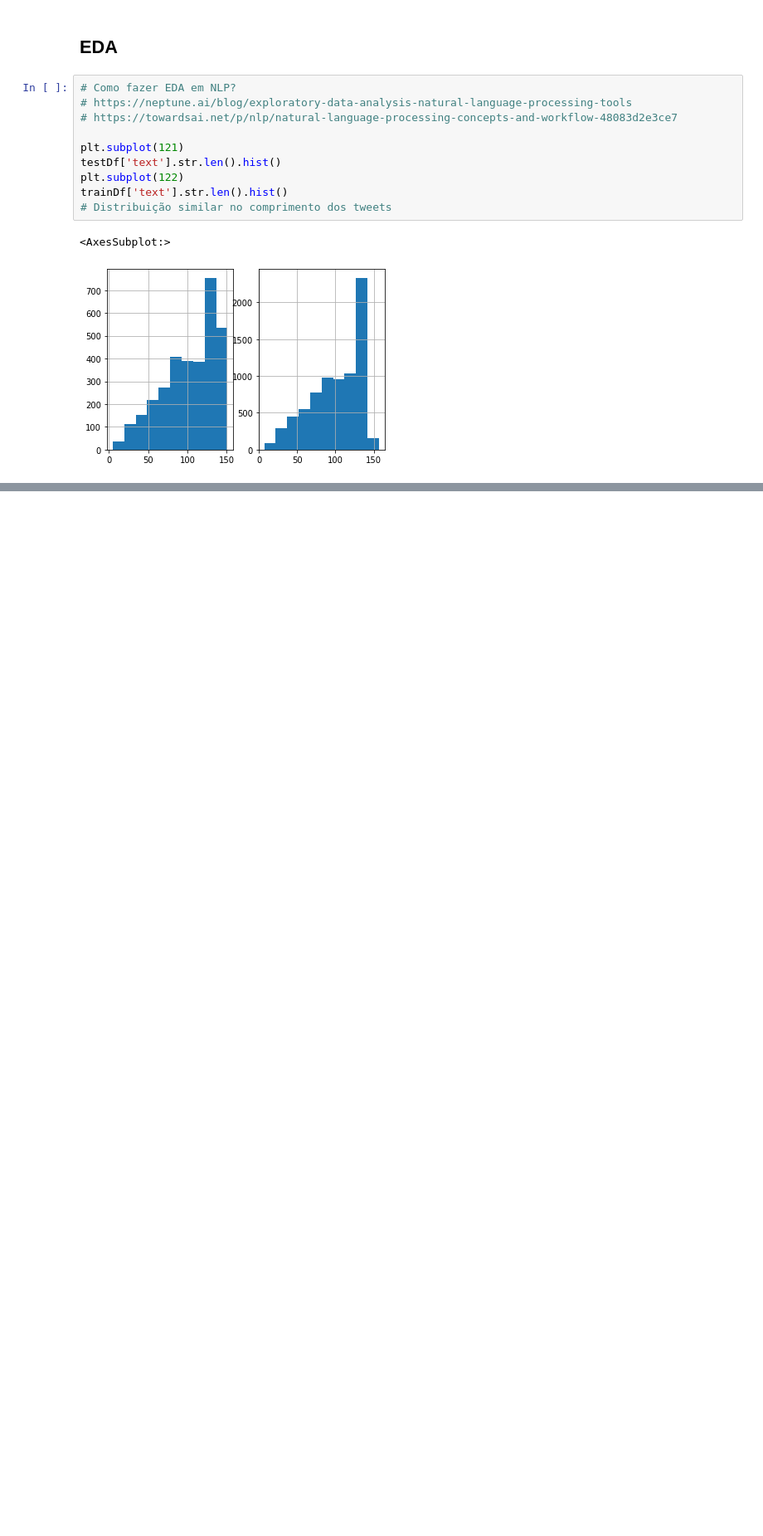
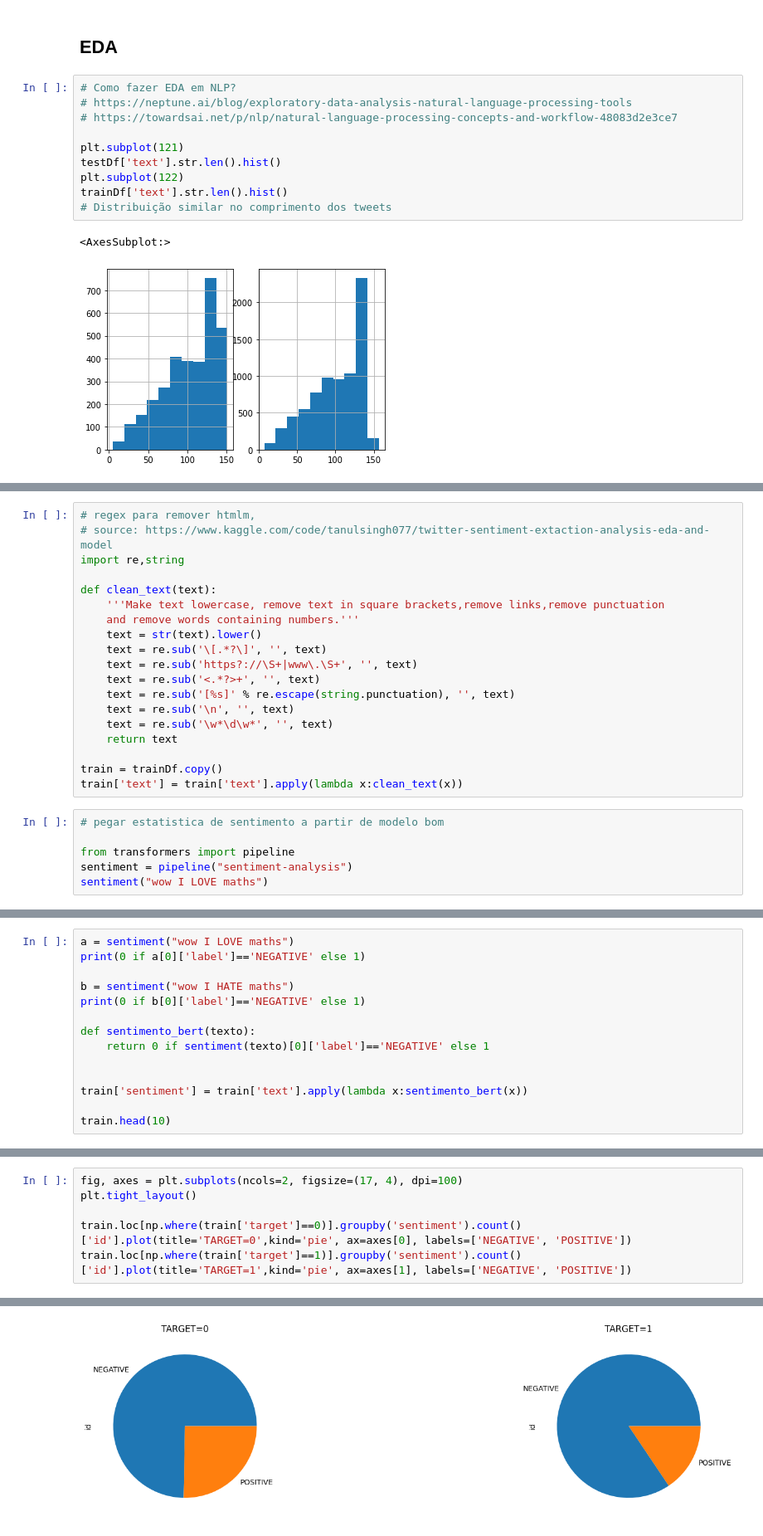
Before and after one commit to Alexandre-Caldeira/disaster-tweets-nlp, a Jupyter notebook: disastertweets-notebook2f42bd63a0.ipynb, the cells around one changed output, grey strips where cells are left out. Shown at 83% size. Cells and saved outputs as stored; diff of their text form; blank space fills up the shorter version.

Commit message:
Kaggle Notebook | disasterTweets-notebook2f42bd63a0 | Version 3

```diff
--- a/disastertweets-notebook2f42bd63a0.ipynb
+++ b/disastertweets-notebook2f42bd63a0.ipynb
@@ -364,0 +116,25 @@ pd.DataFrame(matrix2[0:10], columns=columns2)
+# %%
+# regex para remover htmlm,
+# source: https://www.kaggle.com/code/tanulsingh077/twitter-sentiment-extaction-analysis-eda-and-model
+import re,string
+
+def clean_text(text):
+    '''Make text lowercase, remove text in square brackets,remove links,remove punctuation
+    and remove words containing numbers.'''
+    text = str(text).lower()
+    text = re.sub('\[.*?\]', '', text)
+    text = re.sub('https?://\S+|www\.\S+', '', text)
+    text = re.sub('<.*?>+', '', text)
+    text = re.sub('[%s]' % re.escape(string.punctuation), '', text)
+    text = re.sub('\n', '', text)
+    text = re.sub('\w*\d\w*', '', text)
+    return text
+
+train = trainDf.copy()
+train['text'] = train['text'].apply(lambda x:clean_text(x))
+# %%
+# pegar estatistica de sentimento a partir de modelo bom
+
+from transformers import pipeline
+sentiment = pipeline("sentiment-analysis")
+sentiment("wow I LOVE maths")
@@ -364,0 +144,14 @@ pd.DataFrame(matrix2[0:10], columns=columns2)
+# %%
+a = sentiment("wow I LOVE maths")
+print(0 if a[0]['label']=='NEGATIVE' else 1)
+
+b = sentiment("wow I HATE maths")
+print(0 if b[0]['label']=='NEGATIVE' else 1)
+
+def sentimento_bert(texto):
+    return 0 if sentiment(texto)[0]['label']=='NEGATIVE' else 1
+
+
+train['sentiment'] = train['text'].apply(lambda x:sentimento_bert(x))
+
+train.head(10)
@@ -364,0 +172,7 @@ pd.DataFrame(matrix2[0:10], columns=columns2)
+# %%
+fig, axes = plt.subplots(ncols=2, figsize=(17, 4), dpi=100)
+plt.tight_layout()
+
+train.loc[np.where(train['target']==0)].groupby('sentiment').count()['id'].plot(title='TARGET=0',kind='pie', ax=axes[0], labels=['NEGATIVE', 'POSITIVE'])
+train.loc[np.where(train['target']==1)].groupby('sentiment').count()['id'].plot(title='TARGET=1',kind='pie', ax=axes[1], labels=['NEGATIVE', 'POSITIVE'])
+# %% [output]
@@ -364,0 +180 @@ pd.DataFrame(matrix2[0:10], columns=columns2)
+[figure, added]
```
Also changed, not shown: parts of 36 cells of this notebook.
